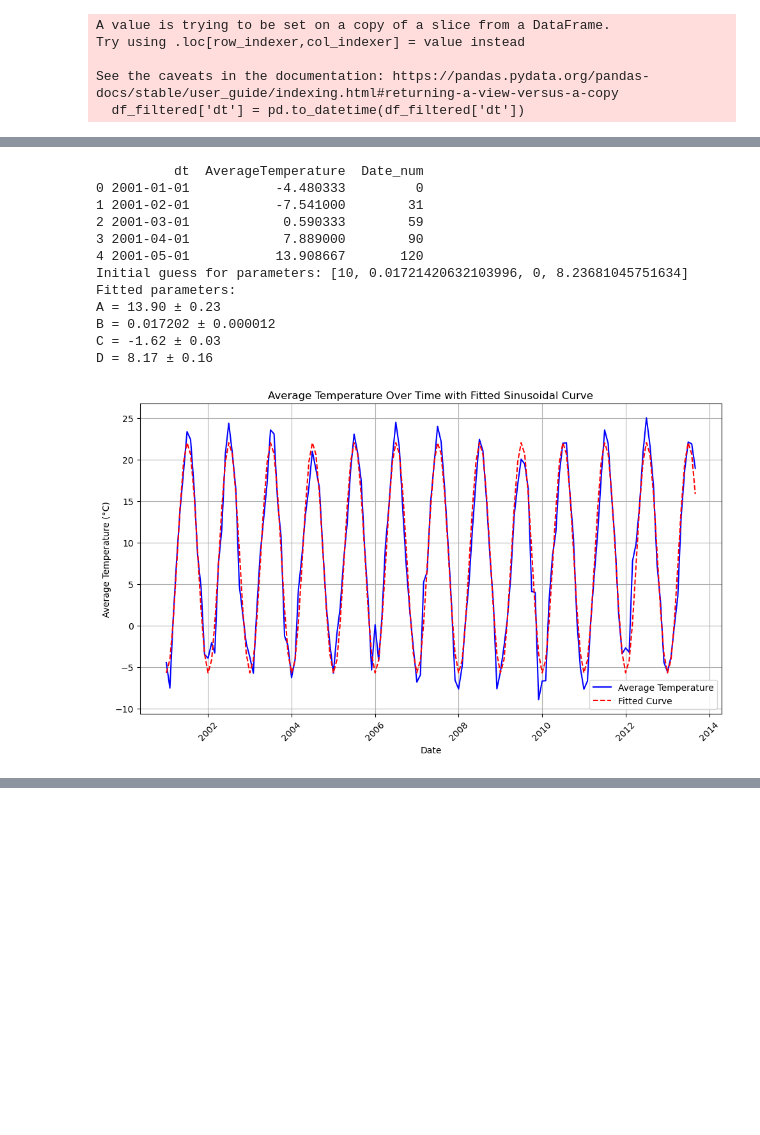
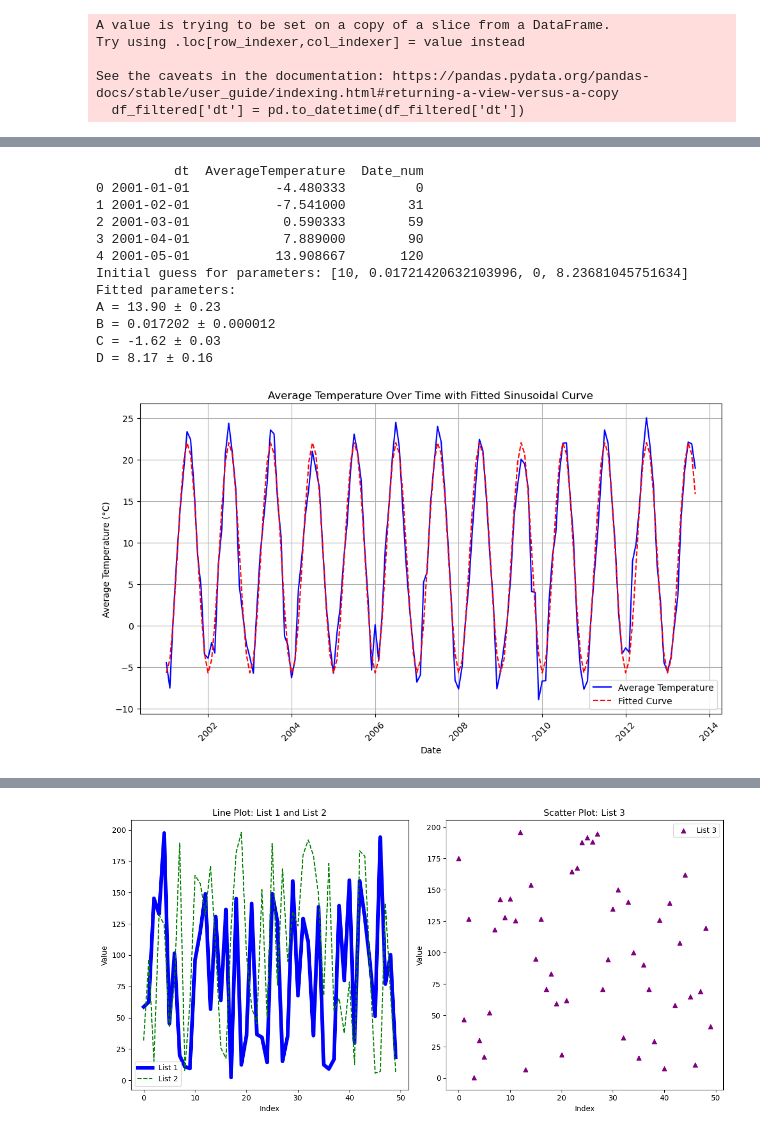
Before and after one commit to fayenx/pythondecal_hw, a Jupyter notebook: homework8.ipynb, the cells around one changed output, grey strips where cells are left out. Cells and saved outputs as stored; diff of their text form; code cells hidden in the pictures; blank space fills up the shorter version.

```diff
--- a/homework8.ipynb
+++ b/homework8.ipynb
@@ -37,8 +37,8 @@ plt.title('Average Temperature Over Time (Wyoming, Nebraska, South Dakota)')
 
 plt.grid(True)
 plt.legend()
-plt.xticks(rotation=45)  # Rotate the x-axis labels for better readability
-plt.tight_layout()  # Adjust layout to avoid clipping
+plt.xticks(rotation=45)
+plt.tight_layout()
 plt.show()
 
 
@@ -132,7 +132,93 @@ with open("fitted_curve_results.txt", "w") as f:
     f.write(f"\nFinal equation of the fitted curve:\n")
     f.write(f"y(x) = {A_fit:.2f} * sin({B_fit:.6f} * x + {C_fit:.2f}) + {D_fit:.2f}\n")
 
-print("\nThe results have been saved to 'fitted_curve_results.txt'.")
+
+
+
+
+# Question 2
+
+import numpy as np
+import matplotlib.pyplot as plt
+
+list_1 = np.random.uniform(0, 200, 50)
+list_2 = np.random.uniform(0, 200, 50)
+list_3 = np.random.uniform(0, 200, 50)
+
+fig, axs = plt.subplots(1, 2, figsize=(12, 6))
+
+axs[0].plot(list_1, label='List 1', color='blue', linewidth=5)
+axs[0].plot(list_2, label='List 2', color='green', linestyle='--')
+axs[0].set_title('Line Plot: List 1 and List 2')
+axs[0].set_xlabel('Index')
+axs[0].set_ylabel('Value')
+axs[0].legend()
+
+axs[1].scatter(range(50), list_3, color='purple', marker='^', label='List 3')
+axs[1].set_title('Scatter Plot: List 3')
+axs[1].set_xlabel('Index')
+axs[1].set_ylabel('Value')
+axs[1].legend()
+
+plt.tight_layout()
+plt.show()
+
+
+
+
+
+# Question 3
+
+import numpy as np
+import matplotlib.pyplot as plt
+
+def estimate_pi(N):
+    x = np.random.rand(N)
+    y = np.random.rand(N)
+
+    inside_circle = x**2 + y**2 <= 1
+
+    pi_estimate = 4 * np.sum(inside_circle) / N
+    return pi_estimate, x, y, inside_circle
+
+N = 10**4
+pi_estimate, x, y, inside_circle = estimate_pi(N)
+
+plt.figure(figsize=(6,6))
+plt.scatter(x[inside_circle], y[inside_circle], color='blue', s=1, label='Inside Circle')
+plt.scatter(x[~inside_circle], y[~inside_circle], color='red', s=1, label='Outside Circle')
+
+plt.xlabel('x')
+plt.ylabel('y')
+plt.title(f"Monte Carlo Simulation to Estimate π\nEstimated π = {pi_estimate:.5f}")
+plt.legend()
+plt.gca().set_aspect('equal', adjustable='box')
+plt.grid(True)
+
+plt.show()
+
+
+def plot_pi_estimates():
+    N_values = [10**4, 10**5, 10**6, 10**7]
+    pi_estimates = []
+
+    for N in N_values:
+        pi_estimate, _, _, _ = estimate_pi(N)
+        pi_estimates.append(pi_estimate)
+
+    plt.figure(figsize=(8, 6))
+    plt.plot(N_values, pi_estimates, marker='o', linestyle='-', color='b', label='Estimated π')
+    plt.axhline(y=np.pi, color='r', linestyle='--', label='True π')
+    plt.xscale('log')
+    plt.yscale('linear')
+    plt.xlabel('Number of Points (N) (log scale)')
+    plt.ylabel('Estimated π')
+    plt.title('Monte Carlo Simulation: Estimating π for Different N')
+    plt.legend()
+    plt.grid(True)
+    plt.show()
+
+plot_pi_estimates()
 # %% [output]
            dt  AverageTemperature  AverageTemperatureUncertainty State Country
 0  1855-05-01              25.544                          1.171  Acre  Brazil
@@ -192,0 +277 @@ The results have been saved to 'fitted_curve_results.txt'.
+[figure, added]
```
Also changed, not shown: parts of 1 cell of this notebook.
